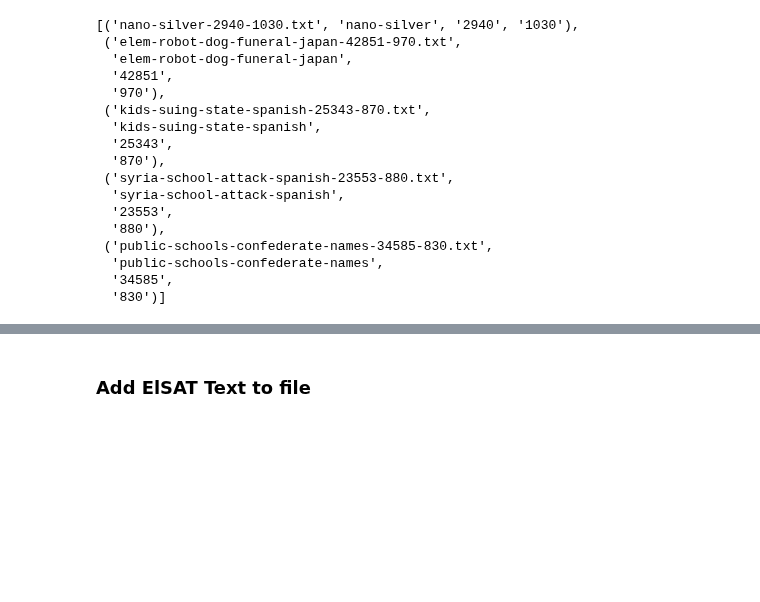
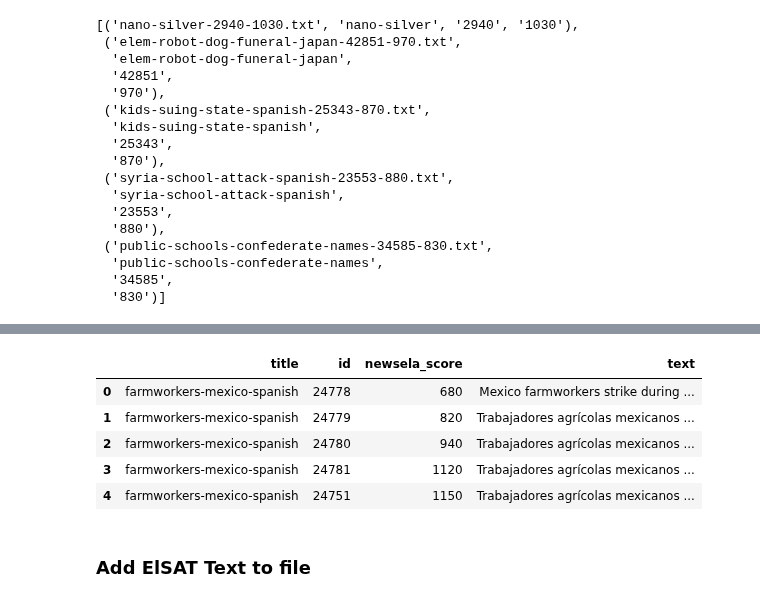
Before and after one commit to PaulOpu/TS_LossFunction, a Jupyter notebook: code/Opuchlich_FeatureRegression.ipynb, the cells around one changed output, grey strips where cells are left out. Drawn from its saved outputs; the diff is of its cells as text; code cells hidden in the pictures; blank space fills up the shorter version.

Commit message:
Newsela: titles, scored text files

```diff
--- a/code/Opuchlich_FeatureRegression.ipynb
+++ b/code/Opuchlich_FeatureRegression.ipynb
@@ -127,3 +131,14 @@ df.to_csv("data/newsela_full_scores.csv",index=False,sep=";")
+# %%
+article_df = pd.read_csv("data/newsela_articles.csv",sep=";")
+# %%
+article_df.head()
+# %% [output]
+|  | title | id | newsela_score | text |
+| 0 | farmworkers-mexico-spanish | 24778 | 680 | Mexico farmworkers strike during ... |
+| 1 | farmworkers-mexico-spanish | 24779 | 820 | Trabajadores agrícolas mexicanos ... |
+| 2 | farmworkers-mexico-spanish | 24780 | 940 | Trabajadores agrícolas mexicanos ... |
+| 3 | farmworkers-mexico-spanish | 24781 | 1120 | Trabajadores agrícolas mexicanos ... |
+| 4 | farmworkers-mexico-spanish | 24751 | 1150 | Trabajadores agrícolas mexicanos ... |
 # %% [markdown]
 ### Add ElSAT Text to file
 # %%
```
Also changed, not shown: parts of 3 cells of this notebook, 3 other files.
